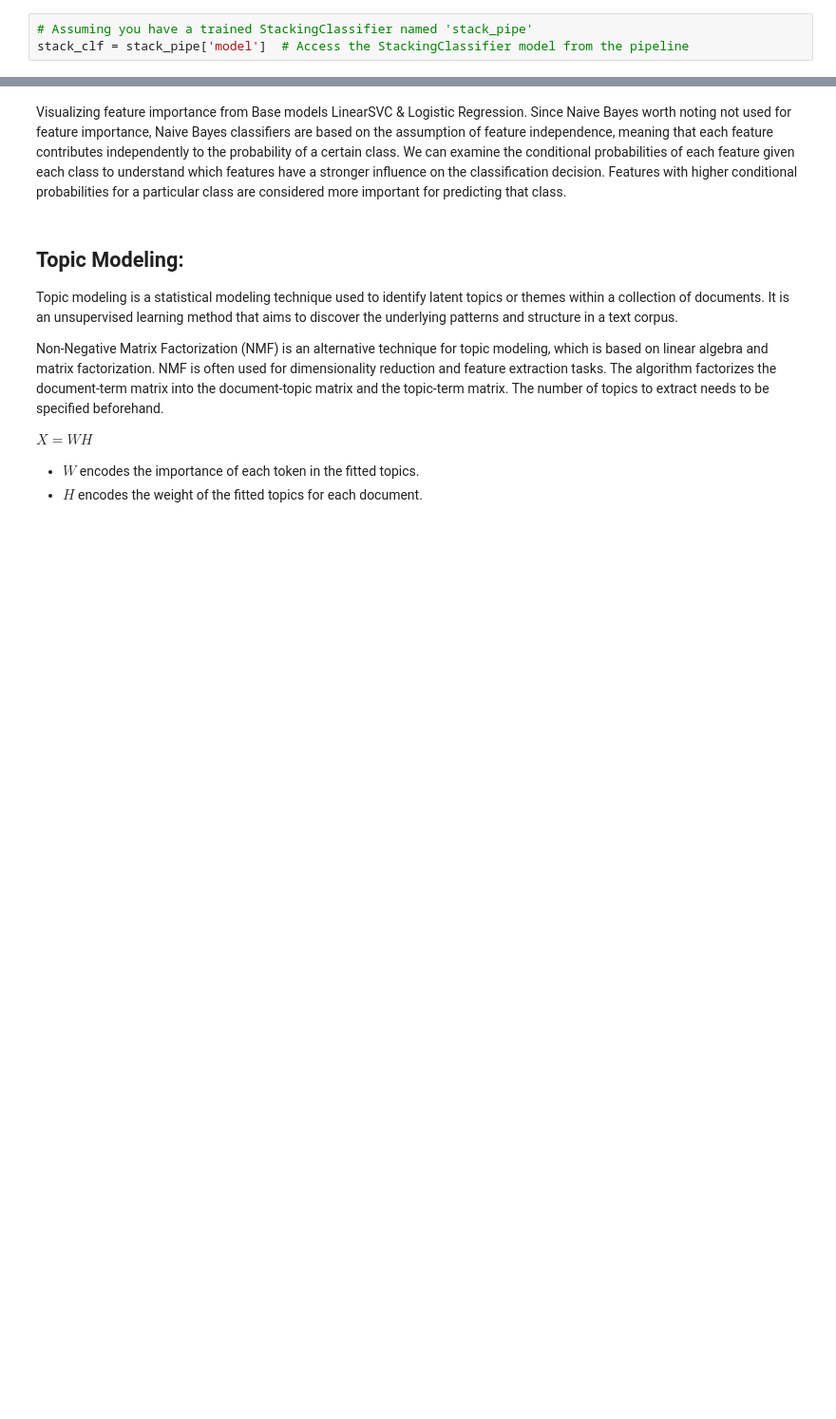
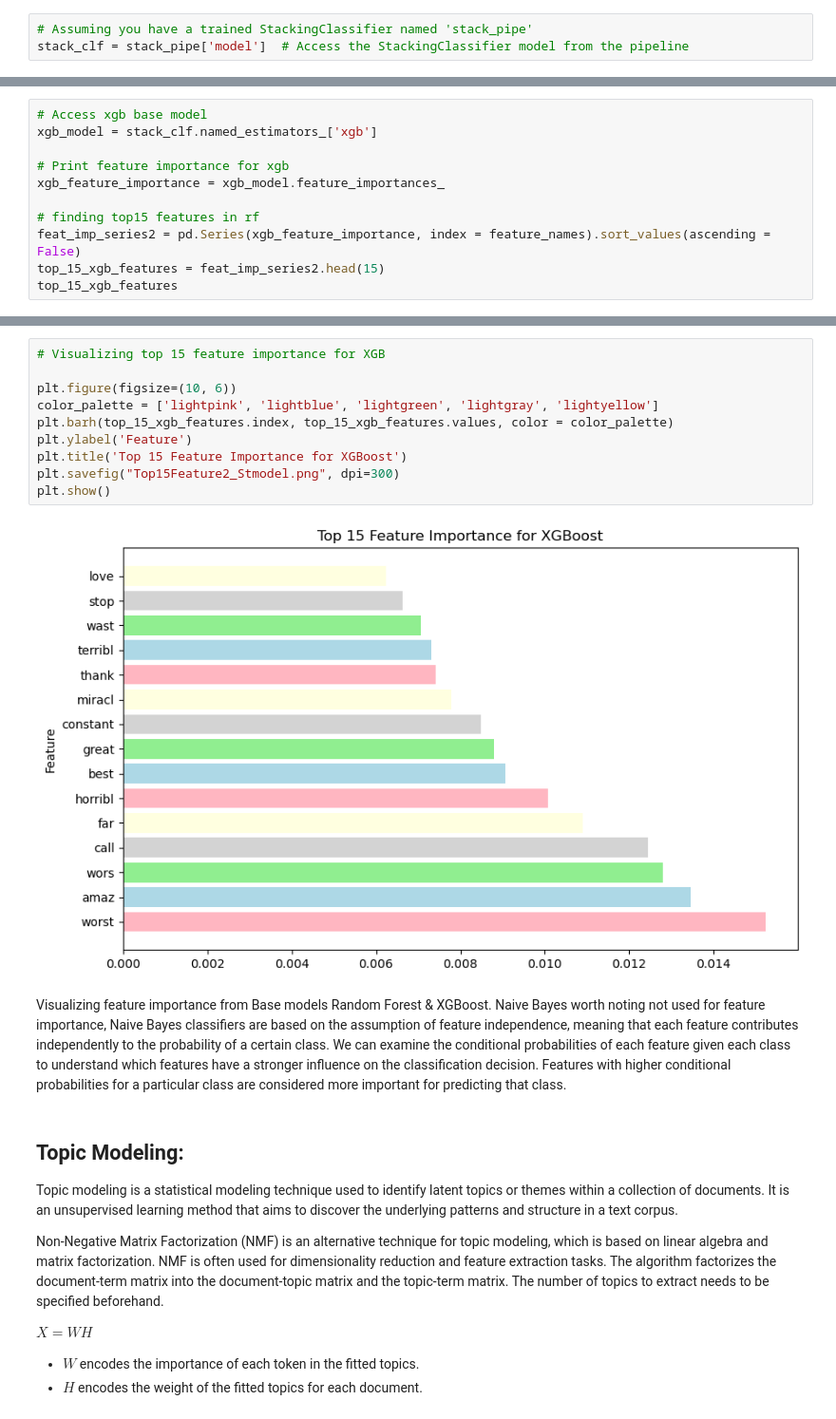
Before and after one commit to YamunaU75/FortuneMedical, a Jupyter notebook: FortuneMedicalMain.ipynb, the cells around one changed output, grey strips where cells are left out. Shown at 95% size. Cells and saved outputs as stored; diff of their text form; blank space fills up the shorter version.

```diff
--- a/FortuneMedicalMain.ipynb
+++ b/FortuneMedicalMain.ipynb
@@ -888,0 +919,11 @@ plt.show()
+# %%
+# Access xgb base model
+xgb_model = stack_clf.named_estimators_['xgb']
+
+# Print feature importance for xgb
+xgb_feature_importance = xgb_model.feature_importances_
+
+# finding top15 features in rf
+feat_imp_series2 = pd.Series(xgb_feature_importance, index = feature_names).sort_values(ascending = False)
+top_15_xgb_features = feat_imp_series2.head(15)
+top_15_xgb_features
@@ -889,6 +947,17 @@ plt.show()
+# %%
+# Visualizing top 15 feature importance for XGB
+
+plt.figure(figsize=(10, 6))
+color_palette = ['lightpink', 'lightblue', 'lightgreen', 'lightgray', 'lightyellow']
+plt.barh(top_15_xgb_features.index, top_15_xgb_features.values, color = color_palette)
+plt.ylabel('Feature')
+plt.title('Top 15 Feature Importance for XGBoost')
+plt.savefig("Top15Feature2_Stmodel.png", dpi=300)
+plt.show()
+# %% [output]
+[figure, added]
 # %% [markdown]
-Visualizing feature importance from Base models LinearSVC & Logistic Regression. Since Naive Bayes worth noting not used for feature importance,
-Naive Bayes classifiers are based on the assumption of feature independence, meaning that each feature contributes independently to the probability of a certain class. We can examine the conditional probabilities of each feature given each class to understand which features have a stronger influence on the classification decision. Features with higher conditional probabilities for a particular class are considered more important for predicting that class.
+Visualizing feature importance from Base models Random Forest & XGBoost. Naive Bayes worth noting not used for feature importance, Naive Bayes classifiers are based on the assumption of feature independence, meaning that each feature contributes independently to the probability of a certain class. We can examine the conditional probabilities of each feature given each class to understand which features have a stronger influence on the classification decision. Features with higher conditional probabilities for a particular class are considered more important for predicting that class.
 # %% [markdown]
 ## Topic Modeling:
 
```
Also changed, not shown: parts of 26 cells of this notebook, 6 other files.
